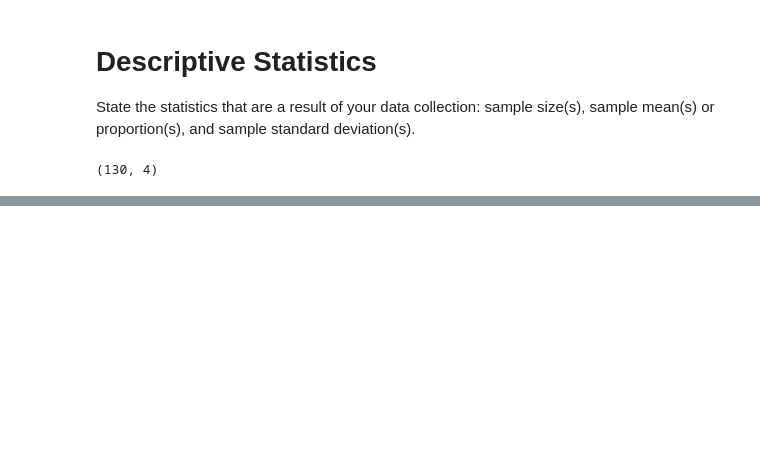
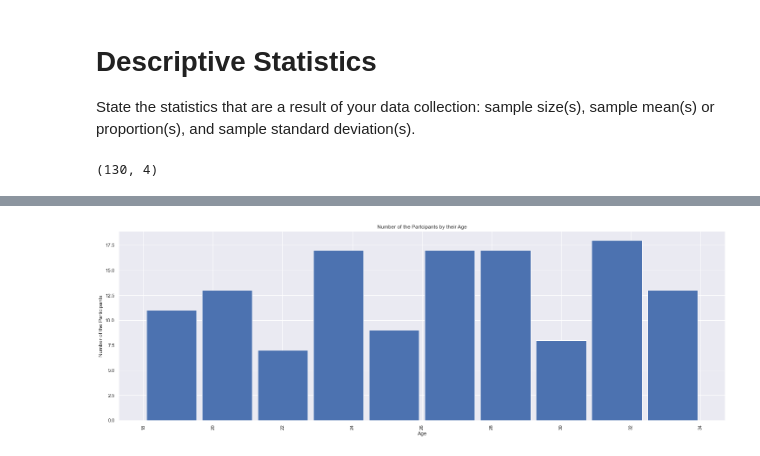
Before and after one commit to ch1b4d4/Python, a Jupyter notebook: Pvalues/group_work_30_Mar.ipynb, the cells around one changed output, grey strips where cells are left out. Cells and saved outputs as stored; diff of their text form; code cells hidden in the pictures; blank space fills up the shorter version.

```diff
--- a/Pvalues/group_work_30_Mar.ipynb
+++ b/Pvalues/group_work_30_Mar.ipynb
@@ -84,0 +141,10 @@ df.describe()
+# %%
+# sns.countplot(Age)
+plt.hist(age, bins = 10, rwidth = 0.9)
+plt.title('Number of the Partcipants by their Age')
+plt.ylabel('Number of the Participants')
+plt.xlabel('Age')
+plt.xticks(rotation = 90)
+plt.show();
+# %% [output]
+[figure, added]
```
Also changed, not shown: parts of 13 cells of this notebook.
